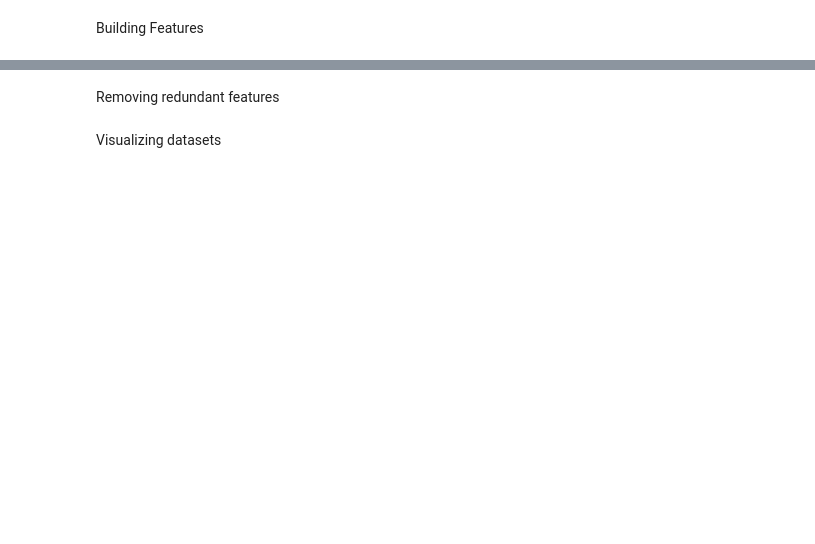
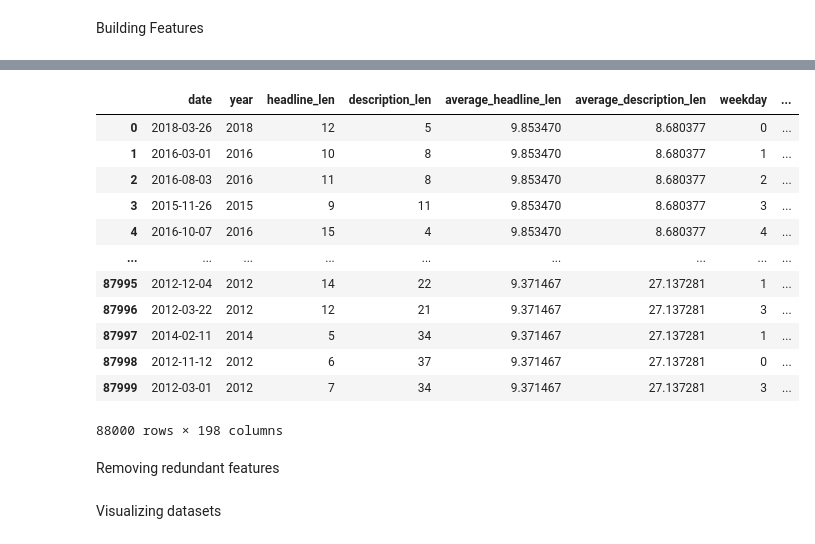
Before and after one commit to LovePelmeni/News-Classification-Project, a Jupyter notebook: experiments/current_experiment/notebooks/Preprocessing.ipynb, the cells around one changed output, grey strips where cells are left out. Cells and saved outputs as stored; diff of their text form; code cells hidden in the pictures; blank space fills up the shorter version.

```diff
--- a/experiments/current_experiment/notebooks/Preprocessing.ipynb
+++ b/experiments/current_experiment/notebooks/Preprocessing.ipynb
@@ -145,8 +87,0 @@ Encoding testing set using TF/IDF Vectors
-# %%
-testing_categories = testing_set['category'].unique()
-encoder = text_encoding.TFIDFVectorizedDataset(testing_set)
-
-for category in testing_categories:
-    encoder.encode_categorical_documents(category=category)
-    print('encoded category: %s' % category)
-testing_set = encoder.get_dataframe()
@@ -199,3 +152,19 @@ encoded category: CULTURE & ARTS
+# %%
+testing_set
+# %% [output]
+|  | date | year | headline_len | description_len | average_headline_len | average_description_len | weekday | ... |
+| 0 | 2018-03-26 | 2018 | 12 | 5 | 9.853470 | 8.680377 | 0 | ... |
+| 1 | 2016-03-01 | 2016 | 10 | 8 | 9.853470 | 8.680377 | 1 | ... |
+| 2 | 2016-08-03 | 2016 | 11 | 8 | 9.853470 | 8.680377 | 2 | ... |
+| 3 | 2015-11-26 | 2015 | 9 | 11 | 9.853470 | 8.680377 | 3 | ... |
+| 4 | 2016-10-07 | 2016 | 15 | 4 | 9.853470 | 8.680377 | 4 | ... |
+| ... | ... | ... | ... | ... | ... | ... | ... | ... |
+| 87995 | 2012-12-04 | 2012 | 14 | 22 | 9.371467 | 27.137281 | 1 | ... |
+| 87996 | 2012-03-22 | 2012 | 12 | 21 | 9.371467 | 27.137281 | 3 | ... |
+| 87997 | 2014-02-11 | 2014 | 5 | 34 | 9.371467 | 27.137281 | 1 | ... |
+| 87998 | 2012-11-12 | 2012 | 6 | 37 | 9.371467 | 27.137281 | 0 | ... |
+| 87999 | 2012-03-01 | 2012 | 7 | 34 | 9.371467 | 27.137281 | 3 | ... |
+88000 rows × 198 columns
 # %% [markdown]
 Removing redundant features
 # %%
```
Also changed, not shown: parts of 22 cells of this notebook, 4 other files.
